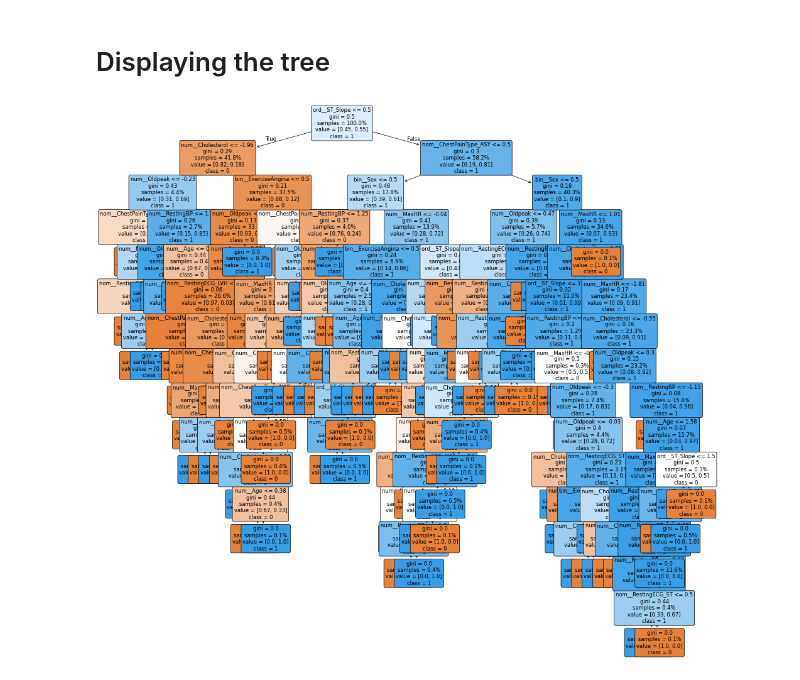
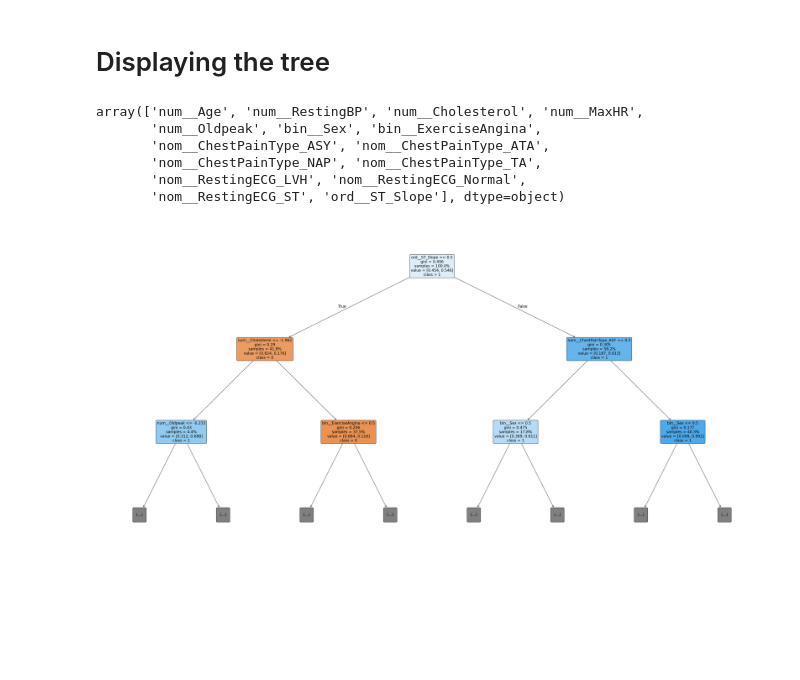
Before and after one commit to renigoms/marchine_learning_project, a Jupyter notebook: testes_com_base_de_doencas_cardiacas/decision_tree.ipynb, the cells around one changed output. Cells and saved outputs as stored; diff of their text form; code cells hidden in the pictures; blank space fills up the shorter version.

```diff
--- a/testes_com_base_de_doencas_cardiacas/decision_tree.ipynb
+++ b/testes_com_base_de_doencas_cardiacas/decision_tree.ipynb
@@ -321,24 +321,35 @@ Execution 30/30 | Average Balance Accuracy: 0.8542
 Final Average Balance Accuracy: 0.8356
 # %% [markdown]
 # Displaying the tree
+# %%
+
+feature_names = pipe.named_steps['preprocessor'].get_feature_names_out(X.columns)
+feature_names
+# %% [output]
+array(['num__Age', 'num__RestingBP', 'num__Cholesterol', 'num__MaxHR',
+       'num__Oldpeak', 'bin__Sex', 'bin__ExerciseAngina',
+       'nom__ChestPainType_ASY', 'nom__ChestPainType_ATA',
+       'nom__ChestPainType_NAP', 'nom__ChestPainType_TA',
+       'nom__RestingECG_LVH', 'nom__RestingECG_Normal',
+       'nom__RestingECG_ST', 'ord__ST_Slope'], dtype=object)
 # %%
 from sklearn.tree import plot_tree
 import matplotlib.pyplot as plt
 
 feature_names = pipe.named_steps['preprocessor'].get_feature_names_out(X.columns)
 
-plt.figure(figsize=(20, 18), dpi=50)  # aumenta o tamanho e a resolução
+plt.figure(figsize=(40, 20), dpi=150)  # aumenta bastante o tamanho
 plot_tree(
     pipe.named_steps['DT'],
     feature_names=feature_names,
     class_names=['0', '1'],
     filled=True,
     rounded=True,
-    fontsize=12,         # aumenta o tamanho da fonte
-    precision=2,         # mais casas decimais nos valores
-    proportion=True      # ajusta o tamanho dos nós proporcionalmente
+    proportion=True,
+    fontsize=16,
+    max_depth=2  # Limita a profundidade para evitar sobreposição
 )
 plt.tight_layout()
 plt.show()
 # %% [output]
-[figure, old version]
+[figure, new version]
```
